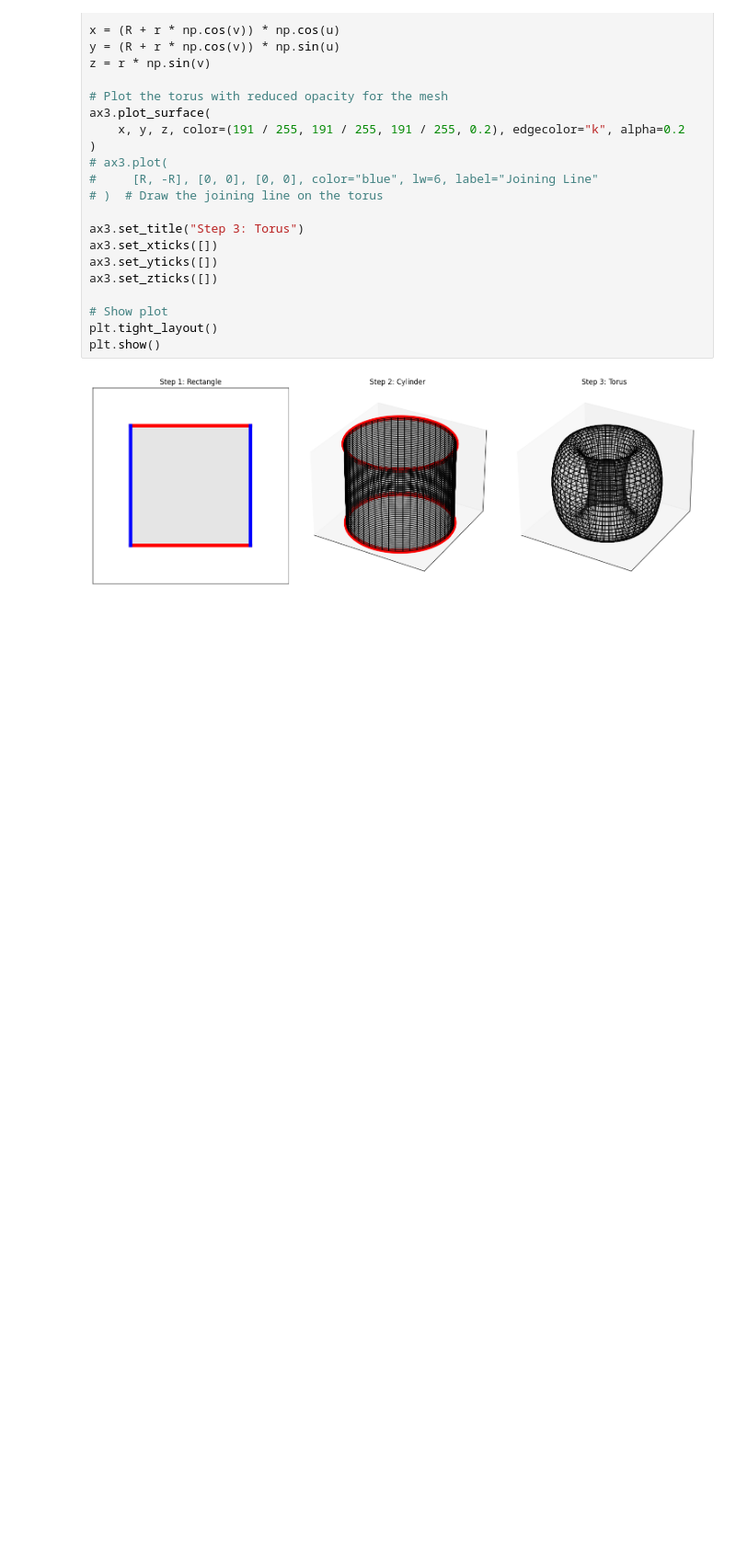
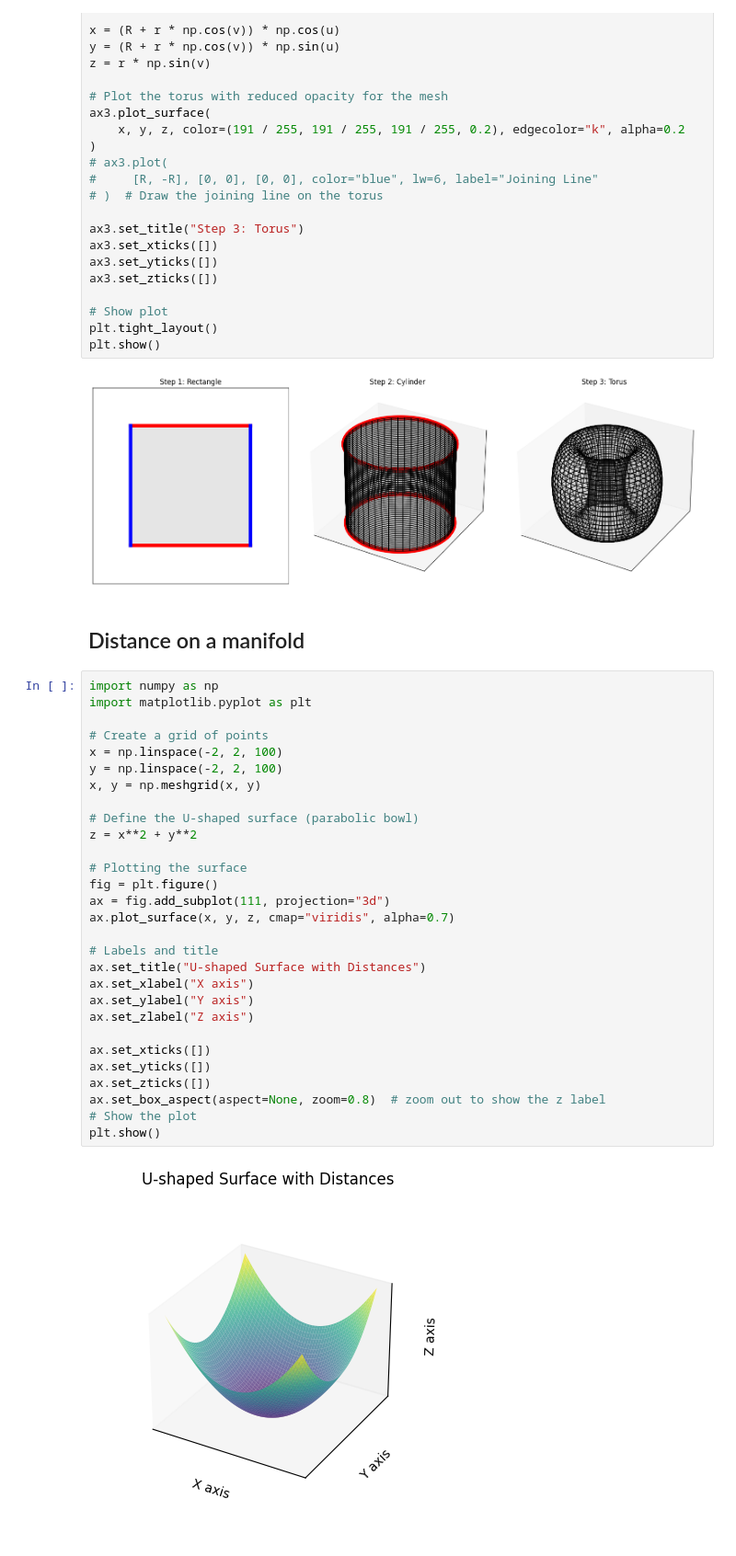
Before and after one commit to Haislich/AMRNotes, a Jupyter notebook: scripts/configuration_space.ipynb, the cells around one changed output. Shown at 92% size. Saved outputs shown, nothing was run; the diff lists cells and outputs as text; blank space fills up the shorter version.

Commit message:
Added example of surface manifold and definition of distance in a configuration space

```diff
--- a/scripts/configuration_space.ipynb
+++ b/scripts/configuration_space.ipynb
@@ -824,3 +706,36 @@ plt.tight_layout()
 plt.show()
 # %% [output]
 [figure]
+# %% [markdown]
+## Distance on a manifold
+# %%
+import numpy as np
+import matplotlib.pyplot as plt
+
+# Create a grid of points
+x = np.linspace(-2, 2, 100)
+y = np.linspace(-2, 2, 100)
+x, y = np.meshgrid(x, y)
+
+# Define the U-shaped surface (parabolic bowl)
+z = x**2 + y**2
+
+# Plotting the surface
+fig = plt.figure()
+ax = fig.add_subplot(111, projection="3d")
+ax.plot_surface(x, y, z, cmap="viridis", alpha=0.7)
+
+# Labels and title
+ax.set_title("U-shaped Surface with Distances")
+ax.set_xlabel("X axis")
+ax.set_ylabel("Y axis")
+ax.set_zlabel("Z axis")
+
+ax.set_xticks([])
+ax.set_yticks([])
+ax.set_zticks([])
+ax.set_box_aspect(aspect=None, zoom=0.8)  # zoom out to show the z label
+# Show the plot
+plt.show()
+# %% [output]
+[figure, added]
```
Also changed, not shown: parts of 8 cells of this notebook, 10 other files.
